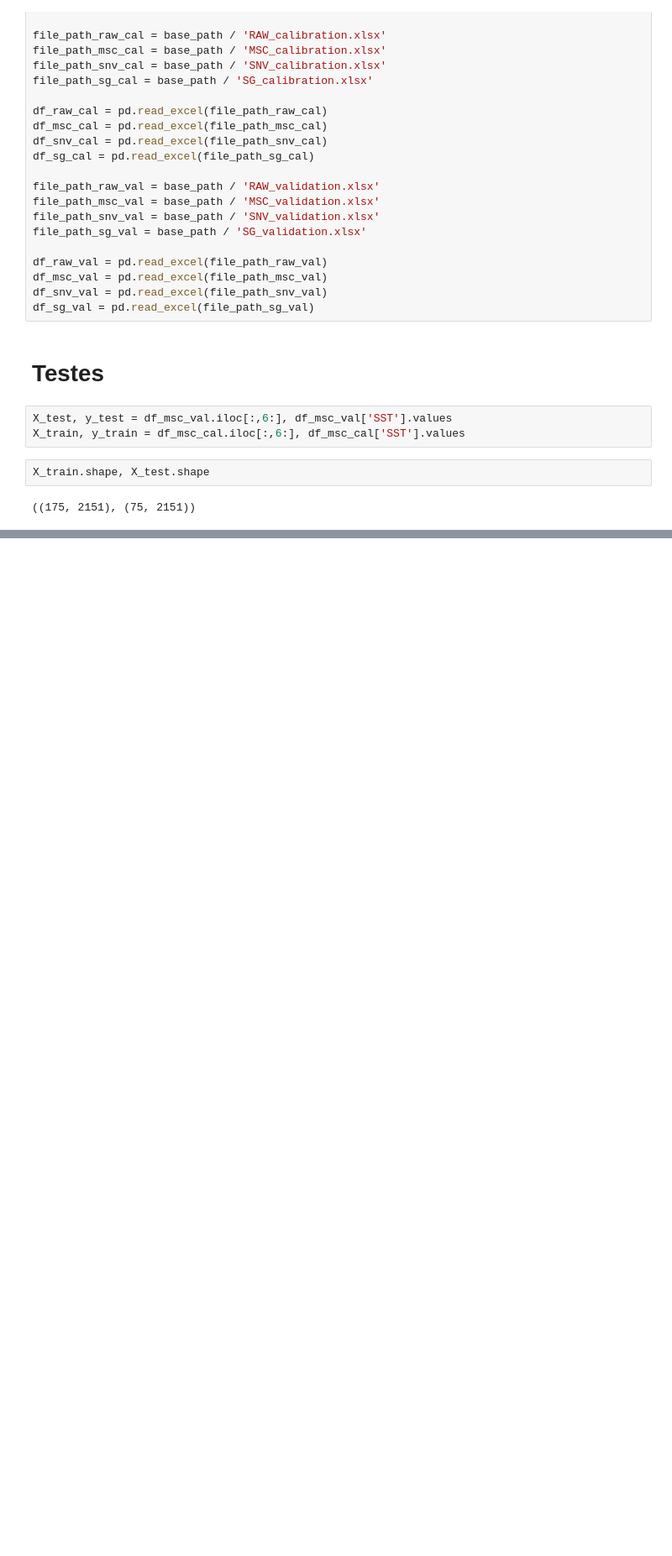
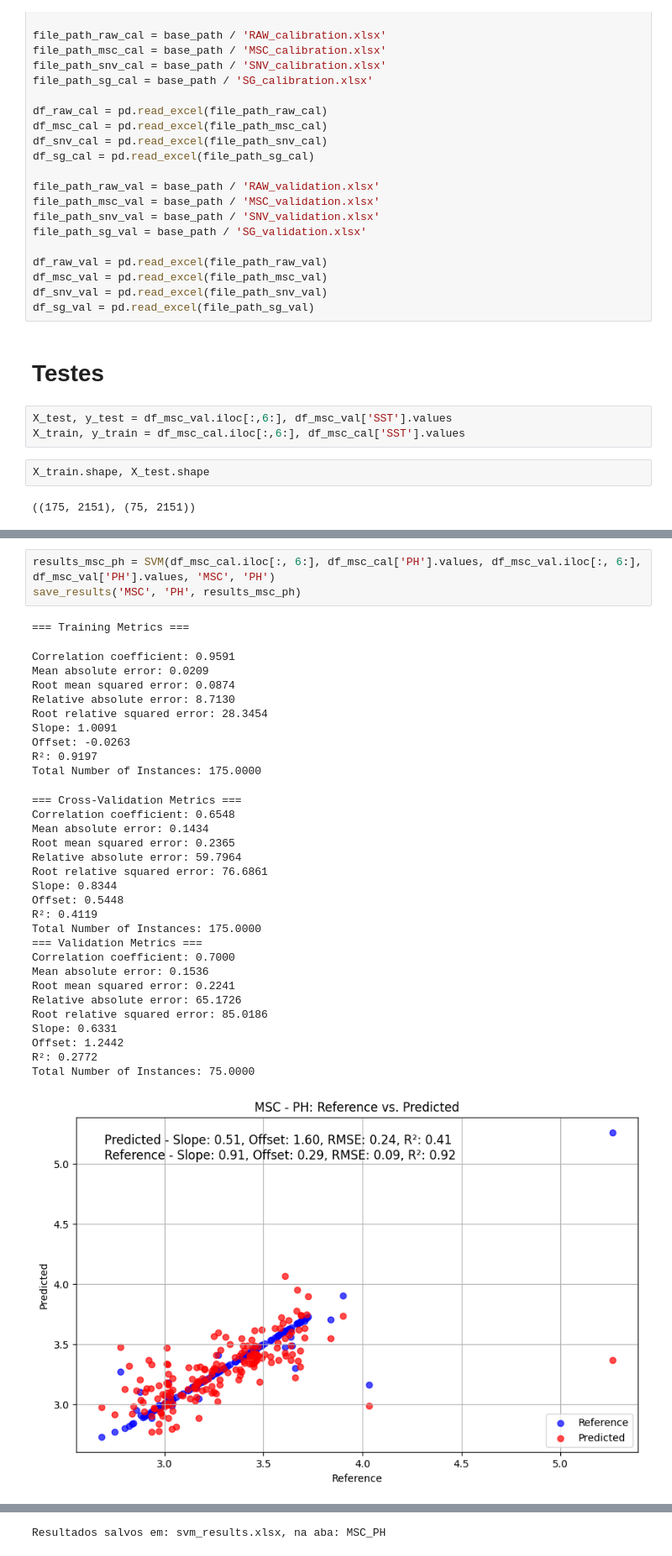
Before and after one commit to xndrxssx/cotton_candy_spectral_analysis, a Jupyter notebook: Support Vector Machine/SVM.ipynb, the cells around one changed output, grey strips where cells are left out. Shown at 84% size. Cells and saved outputs as stored; diff of their text form; blank space fills up the shorter version.

```diff
--- a/Support Vector Machine/SVM.ipynb
+++ b/Support Vector Machine/SVM.ipynb
@@ -270,0 +404,35 @@ R² (Coeficiente de Determinação): 0.6938
+# %%
+results_msc_ph = SVM(df_msc_cal.iloc[:, 6:], df_msc_cal['PH'].values, df_msc_val.iloc[:, 6:], df_msc_val['PH'].values, 'MSC', 'PH')
+save_results('MSC', 'PH', results_msc_ph)
+# %% [output]
+=== Training Metrics ===
+Correlation coefficient: 0.9591
+Mean absolute error: 0.0209
+Root mean squared error: 0.0874
+Relative absolute error: 8.7130
+Root relative squared error: 28.3454
+Slope: 1.0091
+Offset: -0.0263
+R²: 0.9197
+Total Number of Instances: 175.0000
+=== Cross-Validation Metrics ===
+Correlation coefficient: 0.6548
+Mean absolute error: 0.1434
+Root mean squared error: 0.2365
+Relative absolute error: 59.7964
+Root relative squared error: 76.6861
+Slope: 0.8344
+Offset: 0.5448
+R²: 0.4119
+Total Number of Instances: 175.0000
+=== Validation Metrics ===
+Correlation coefficient: 0.7000
+Mean absolute error: 0.1536
+Root mean squared error: 0.2241
+Relative absolute error: 65.1726
+Root relative squared error: 85.0186
+Slope: 0.6331
+Offset: 1.2442
+R²: 0.2772
+Total Number of Instances: 75.0000
+[figure, added]
@@ -270,0 +440 @@ R² (Coeficiente de Determinação): 0.6938
+Resultados salvos em: svm_results.xlsx, na aba: MSC_PH
```
Also changed, not shown: parts of 28 cells of this notebook, 3 other files.
